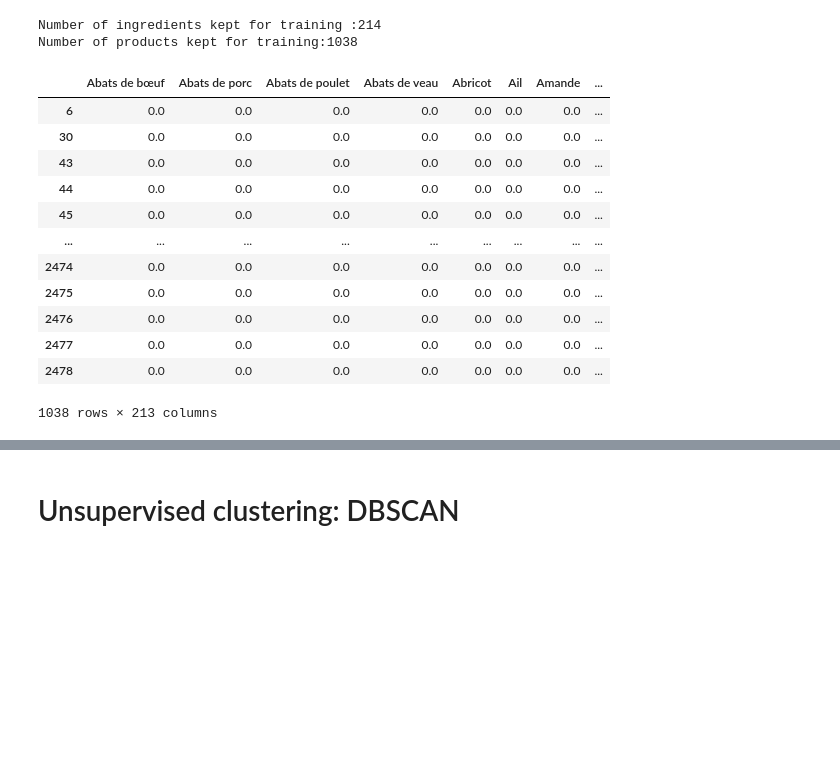
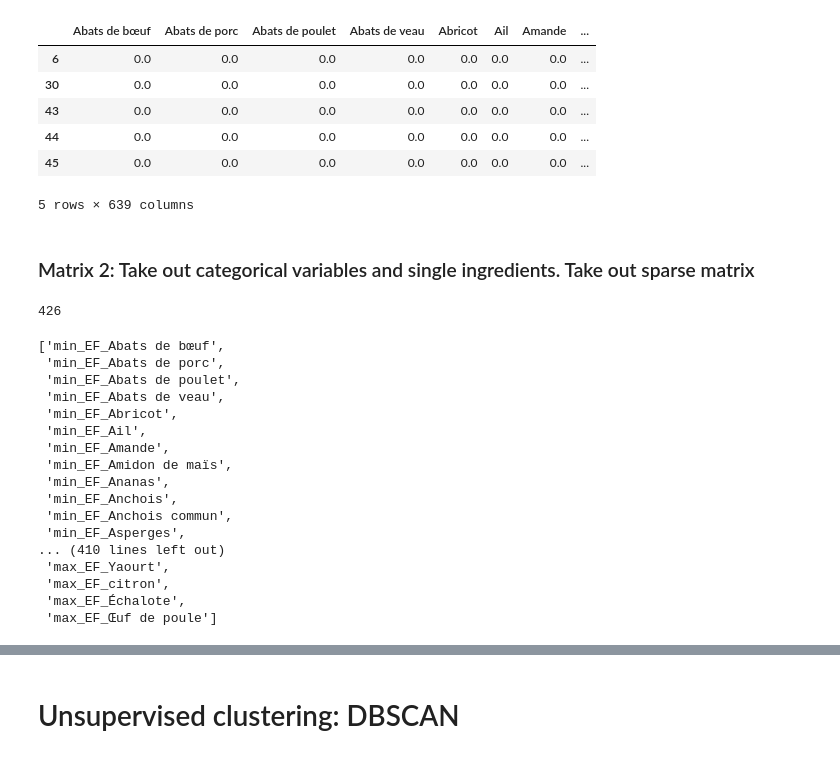
Before and after one commit to pattypooh/agribalyse, a Jupyter notebook: notebooks/04-AMV-unsupervised.ipynb, the cells around one changed output, grey strips where cells are left out. Drawn from its saved outputs; the diff is of its cells as text; code cells hidden in the pictures; blank space fills up the shorter version.

```diff
--- a/notebooks/04-AMV-unsupervised.ipynb
+++ b/notebooks/04-AMV-unsupervised.ipynb
@@ -16,4 +12,4 @@ The autoreload extension is already loaded. To reload it, use:
 # %%
 params = preprocessing.dict_params
-INPUT_FILE_PATH = './../data/interim'
+INPUT_FILE_PATH = './../data/processed'
 OUTPUT_FILE_PATH = './../models'
@@ -26,4 +18,5 @@ print(params)
 # %%
-data_df_ori = pd.read_csv(os.path.join(INPUT_FILE_PATH, preprocessing.get_param('ingredients', 'file_name')))
-data_df_ori.columns[13:30]
+data_df_ori = pd.read_csv(os.path.join(INPUT_FILE_PATH,"Agribalyse_Detail ingredient.csv"))
+print(data_df_ori.shape)
+data_df_ori.head()
 # %% [output]
@@ -56,13 +45,13 @@ data_df_ori.head()
 # %%
-def clean_data(df)->pd.DataFrame:
+#Optional: Function to take out categorical variables with option to take out single ingredients
+def clean_data(df, single_out=True)->pd.DataFrame:
     # Drop columns
     drop_cols = ['Code_AGB','Code_CIQUAL', 'Groupe_aliment','Sous-groupe_aliment',  'Nom_Produit_Francais', 'LCI_Name',\
           'Saisonnalite','Transport_par_avion_', 'Livraison', 'Materiau_emballage', 'Preparation', 'DQR_Note_qualite_la_donnee_']
     clean_df = df.drop(drop_cols, axis=1)
 
-    # Drop lines with no ingredients (all 0)
-    with_ing=clean_df.iloc[:,1:].sum(axis=1)!=0
-
-    clean_df = clean_df[with_ing].copy()
-
+    if single_out == True:
+          # Drop lines with no ingredients (all 0)
+          with_ing=clean_df.iloc[:,1:].sum(axis=1)!=0
+          clean_df = clean_df[with_ing].copy()
     return clean_df
@@ -81,24 +75,36 @@ data_df.head()
-# %%
-print(f'Number of ingredients kept for training :{len(data_df.columns)}')
-print(f'Number of products kept for training:{data_df.shape[0]}')
-# %% [output]
-Number of ingredients kept for training :214
-Number of products kept for training:1038
 # %%
 X= data_df.drop('Score_unique_EF_', axis=1)
+X.head()
+# %% [output]
+|  | Abats de bœuf | Abats de porc | Abats de poulet | Abats de veau | Abricot | Ail | Amande | ... |
+| 6 | 0.0 | 0.0 | 0.0 | 0.0 | 0.0 | 0.0 | 0.0 | ... |
+| 30 | 0.0 | 0.0 | 0.0 | 0.0 | 0.0 | 0.0 | 0.0 | ... |
+| 43 | 0.0 | 0.0 | 0.0 | 0.0 | 0.0 | 0.0 | 0.0 | ... |
+| 44 | 0.0 | 0.0 | 0.0 | 0.0 | 0.0 | 0.0 | 0.0 | ... |
+| 45 | 0.0 | 0.0 | 0.0 | 0.0 | 0.0 | 0.0 | 0.0 | ... |
+5 rows × 639 columns
-# %%
-X
-# %% [output]
-|  | Abats de bœuf | Abats de porc | Abats de poulet | Abats de veau | Abricot | Ail | Amande | ... |
-| 6 | 0.0 | 0.0 | 0.0 | 0.0 | 0.0 | 0.0 | 0.0 | ... |
-| 30 | 0.0 | 0.0 | 0.0 | 0.0 | 0.0 | 0.0 | 0.0 | ... |
-| 43 | 0.0 | 0.0 | 0.0 | 0.0 | 0.0 | 0.0 | 0.0 | ... |
-| 44 | 0.0 | 0.0 | 0.0 | 0.0 | 0.0 | 0.0 | 0.0 | ... |
-| 45 | 0.0 | 0.0 | 0.0 | 0.0 | 0.0 | 0.0 | 0.0 | ... |
-| ... | ... | ... | ... | ... | ... | ... | ... | ... |
-| 2474 | 0.0 | 0.0 | 0.0 | 0.0 | 0.0 | 0.0 | 0.0 | ... |
-| 2475 | 0.0 | 0.0 | 0.0 | 0.0 | 0.0 | 0.0 | 0.0 | ... |
-| 2476 | 0.0 | 0.0 | 0.0 | 0.0 | 0.0 | 0.0 | 0.0 | ... |
-| 2477 | 0.0 | 0.0 | 0.0 | 0.0 | 0.0 | 0.0 | 0.0 | ... |
-| 2478 | 0.0 | 0.0 | 0.0 | 0.0 | 0.0 | 0.0 | 0.0 | ... |
-1038 rows × 213 columns
+# %% [markdown]
+### Matrix 2: Take out categorical variables and  single ingredients. Take out sparse matrix
+# %%
+minmax_cols = [col for col in X.columns if 'min_EF' in col] + [col for col in X.columns if 'max_EF' in col]
+print(len(minmax_cols))
+minmax_cols
+# %% [output]
+426
+['min_EF_Abats de bœuf',
+ 'min_EF_Abats de porc',
+ 'min_EF_Abats de poulet',
+ 'min_EF_Abats de veau',
+ 'min_EF_Abricot',
+ 'min_EF_Ail',
+ 'min_EF_Amande',
+ 'min_EF_Amidon de maïs',
+ 'min_EF_Ananas',
+ 'min_EF_Anchois',
+ 'min_EF_Anchois commun',
+ 'min_EF_Asperges',
+... (410 lines left out)
+ 'max_EF_Yaourt',
+ 'max_EF_citron',
+ 'max_EF_Échalote',
+ 'max_EF_Œuf de poule']
```
Also changed, not shown: parts of 36 cells of this notebook.
